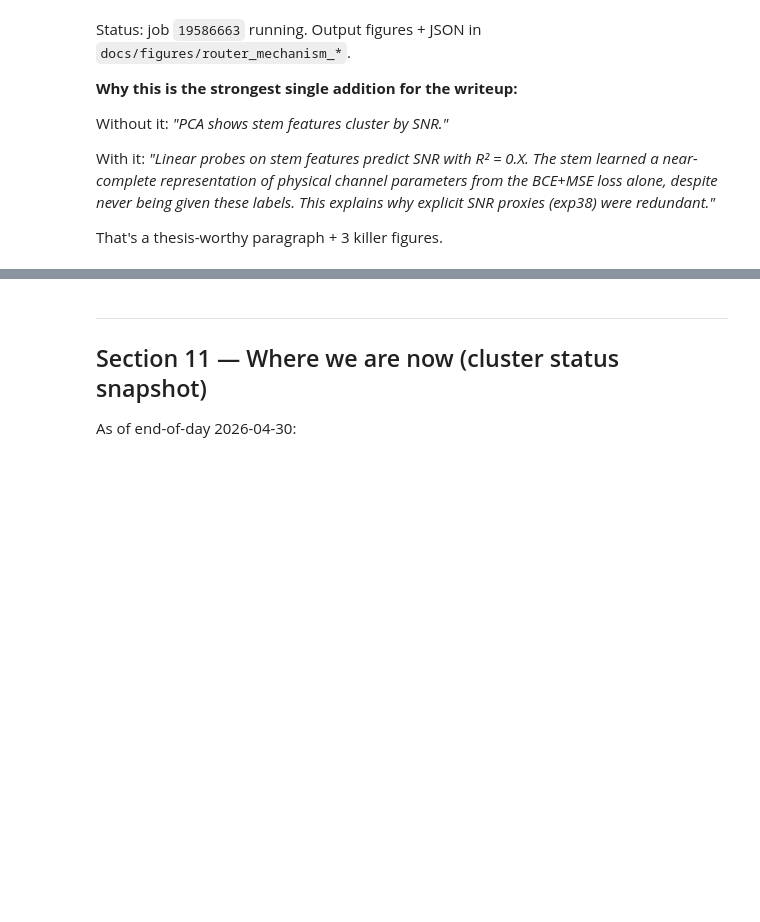
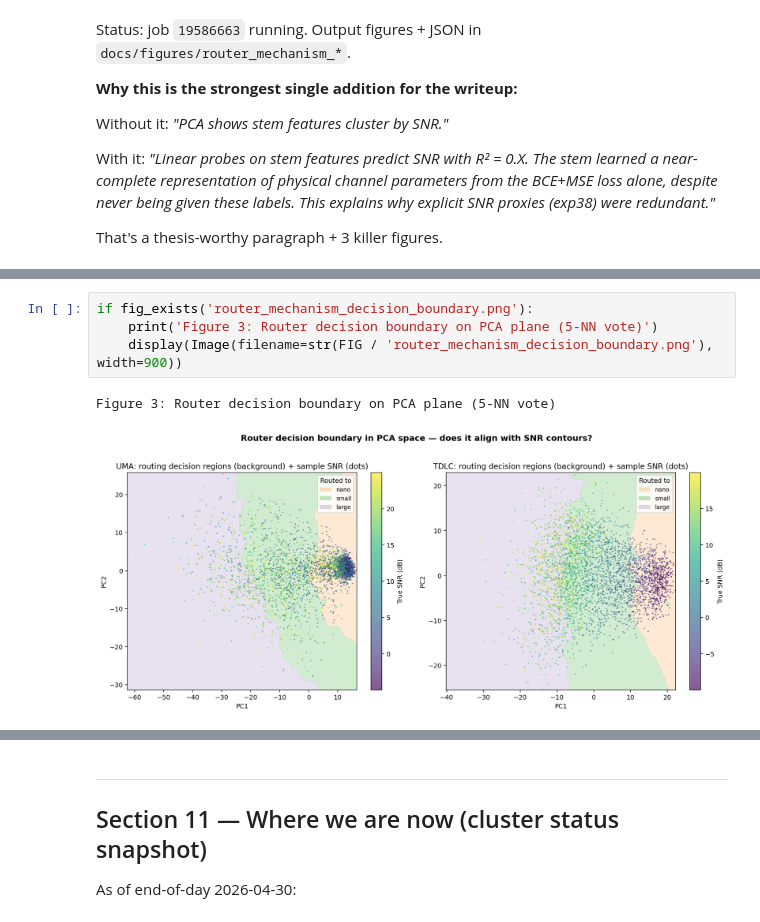
Before and after one commit to TheRamsay/moe-5g-nrx, a Jupyter notebook: docs/sprint_2026-04-30.ipynb, the cells around one changed output, grey strips where cells are left out. Drawn from its saved outputs; the diff is of its cells as text; blank space fills up the shorter version.

```diff
--- a/docs/sprint_2026-04-30.ipynb
+++ b/docs/sprint_2026-04-30.ipynb
@@ -541,0 +578,7 @@ That's a thesis-worthy paragraph + 3 killer figures.
+# %%
+if fig_exists('router_mechanism_decision_boundary.png'):
+    print('Figure 3: Router decision boundary on PCA plane (5-NN vote)')
+    display(Image(filename=str(FIG / 'router_mechanism_decision_boundary.png'), width=900))
+# %% [output]
+Figure 3: Router decision boundary on PCA plane (5-NN vote)
+[figure, added]
```
Also changed, not shown: parts of 5 cells of this notebook, 8 other files.
